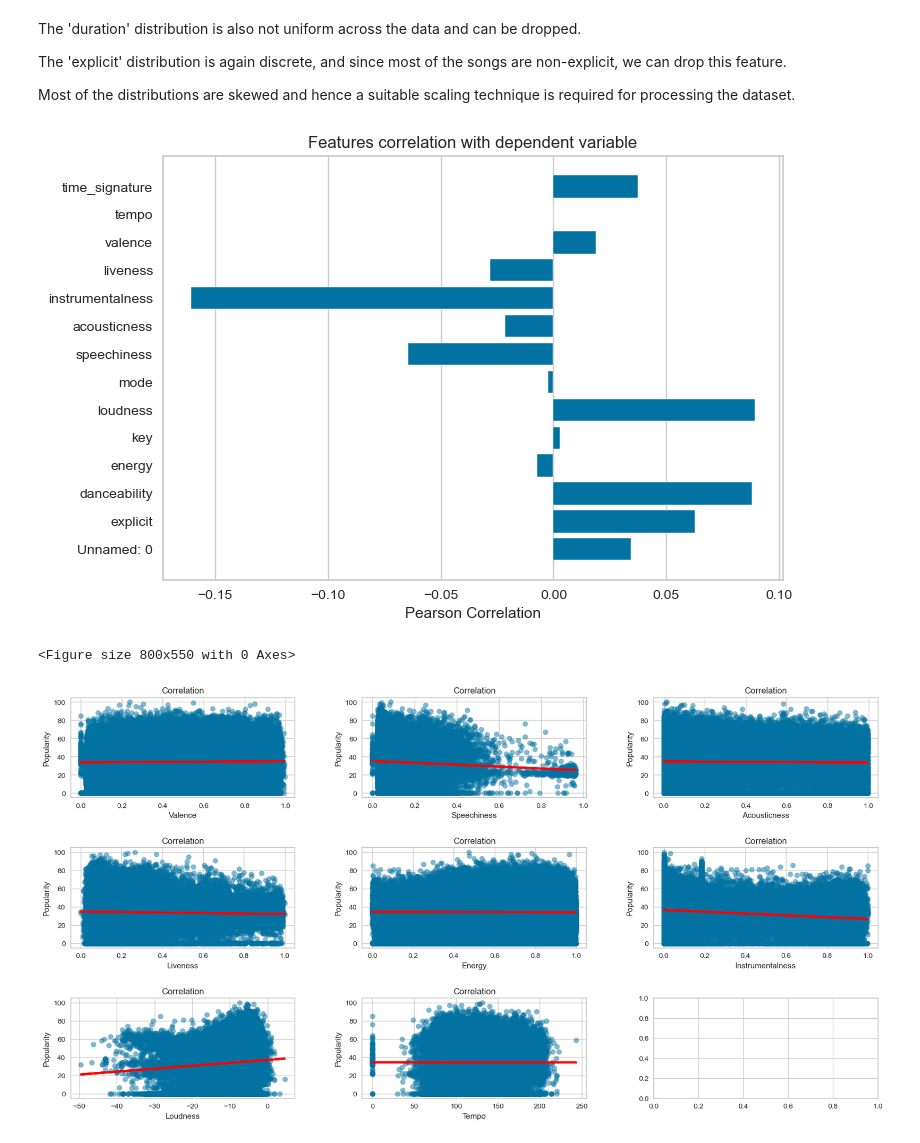
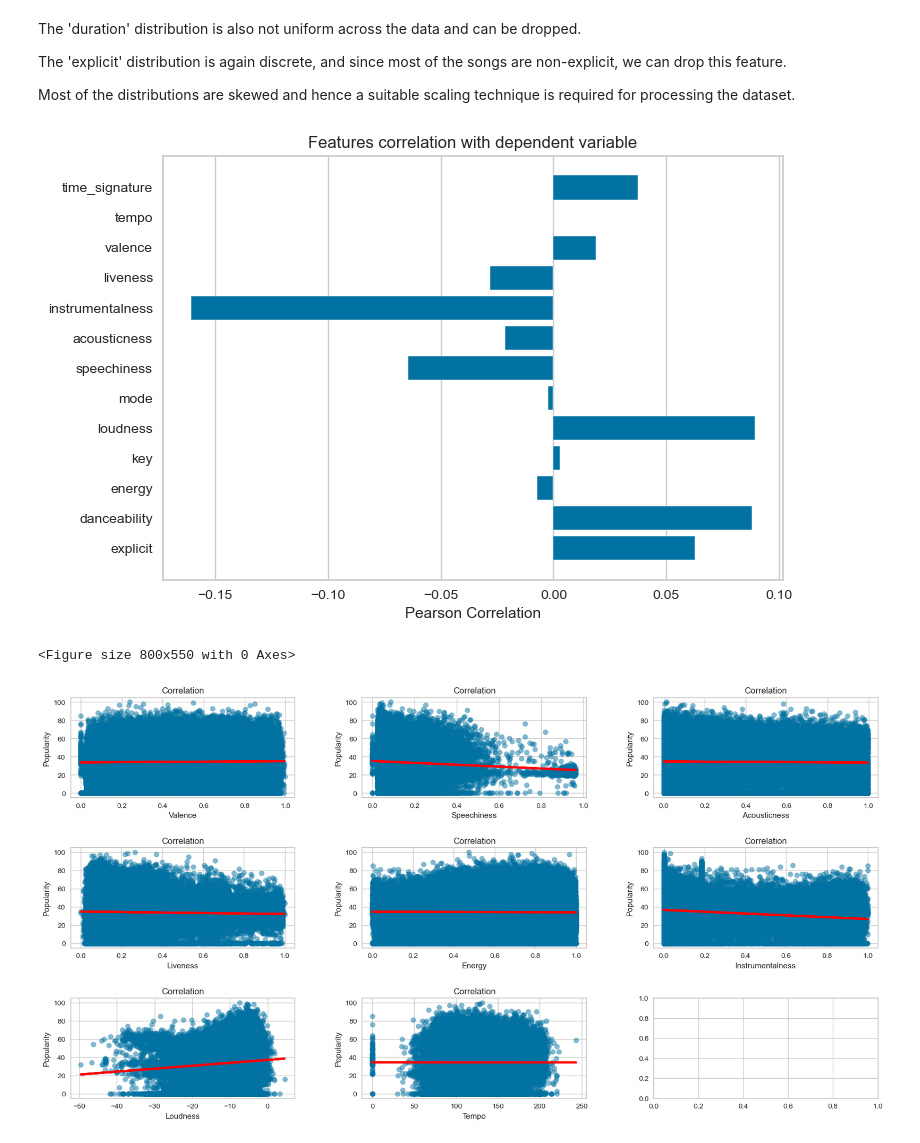
Before and after one commit to SamC0124/SClear_DDahal_MYinkaOke_Spotify_Project, a Jupyter notebook: Data_exploration.ipynb, the cells around one changed output. Drawn from its saved outputs; the diff is of its cells as text; code cells hidden in the pictures.

```diff
--- a/Data_exploration.ipynb
+++ b/Data_exploration.ipynb
@@ -244,8 +244,9 @@ Name: explicit, Length: 73609, dtype: int64
 # %%
 # Corrlation heat map
 # Drop unnecessary columns
-columns_to_drop = ['track_id', 'artists', 'album_name', 'track_name', 'track_genre']
-song_data_df = song_data.drop(columns=columns_to_drop)
+columns_to_keep = ['popularity', 'duration_ms', 'explicit', 'danceability', 'energy', 'key', 'loudness', 'mode', 'speechiness', 'acousticness', 'instrumentalness', 'liveness', 'valence', 'tempo', 'time_signature', 'track_genre'] # To remove each of the columns that aren't float/int64 values, along with the song index values
+song_data = song_data[columns_to_keep]
+song_data_df = song_data
 
 # Calculate correlation matrix
 correlation_matrix = song_data_df.corr()
@@ -271,23 +272,23 @@ The 'explicit' distribution is again discrete, and since most of the songs are n
 
 Most of the distributions are skewed and hence a suitable scaling technique is required for processing the dataset.
 # %%
-song_data = song_data.drop(['track_id', 'album_name', 'duration_ms' ,], axis =1)
+song_data = song_data.drop(['duration_ms'], axis =1)
 # %%
 # individual correlation with popularity
 import numpy as np
 from yellowbrick.target.feature_correlation import feature_correlation
 
 # Drop non-numeric or irrelevant columns
-X = song_data.drop(['track_name', 'track_genre', 'artists', 'popularity'], axis=1)
+X = song_data.drop(['popularity', 'track_genre'], axis=1)
 y = song_data['popularity']
 
 feature_names = X.columns.tolist()
 
 visualizer = feature_correlation(X.values, y.values, labels=feature_names)
 plt.tight_layout()
 plt.show()
 # %% [output]
-[figure, old version]
+[figure, new version]
 <Figure size 800x550 with 0 Axes>
 # %%
 # scatter plot
```
Also changed, not shown: parts of 6 cells of this notebook, 2 other files.
